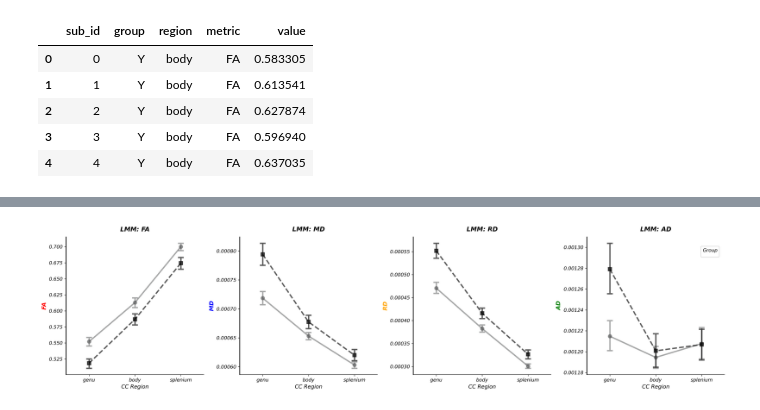
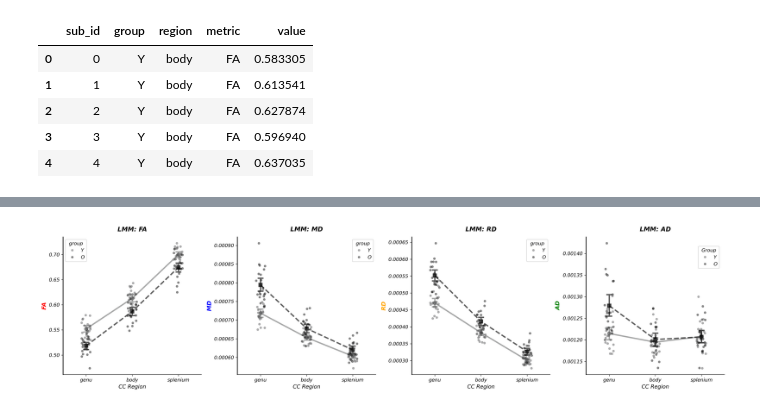
Before and after one commit to DanielaMPinzon/DTI_Aging, a Jupyter notebook: visualization_plots_DTI_BodyCC.ipynb, the cells around one changed output, grey strips where cells are left out. Cells and saved outputs as stored; diff of their text form; code cells hidden in the pictures.

```diff
--- a/visualization_plots_DTI_BodyCC.ipynb
+++ b/visualization_plots_DTI_BodyCC.ipynb
@@ -365,44 +365,37 @@ fig, axes = plt.subplots(1, 4, figsize=(20, 5), dpi=300)
 
 # 2. Use zip to loop through the 4 subplots and 4 metrics simultaneously
 for ax, metric in zip(axes, metrics):
     # Filter data for the specific metric
     df_filtered = df_CC_long[df_CC_long['metric'] == metric]
     current_color = metric_colors[metric]
 
     # Pointplot - passed the specific 'ax' to target the correct subplot
-    sns.pointplot(
-        data=df_filtered,
-        x='region',
-        y='value',
-        hue='group',
-        order=region_order,                       # Force the exact X-axis sequence
-        ax=ax,                                     # Crucial: direct plot to its specific subplot
-        palette=group_colors,
-        markers=['o', 's'],
-        linestyles=['-', '--'],
-        errorbar='ci',
-        capsize=0.1,
-        legend=False                               # Suppress individual legends to keep it clean
+    sns.pointplot(data=df_filtered, x='region', y='value', hue='group', order=region_order, ax=ax,
+        palette=group_colors, markers=['o', 's'],linestyles=['-', '--'],errorbar='ci',capsize=0.1,
+        legend=False                          # Suppress individual legends to keep it clean
     )
+
+    sns.stripplot(data=df_filtered, x='region', y='value', hue='group', order=region_order, ax=ax,
+        palette=group_colors, alpha=0.5, jitter=0.1)
 
     # 3. Customize aesthetics for the individual subplot axis (use ax.set_...)
     ax.set_title(f"LMM: {metric}", fontsize=13, pad=12, weight='bold')
     #ax.set_title(metric, fontsize=12, color=current_color, weight='bold') # Label color
 
     ax.set_xlabel("CC Region", fontsize=11)
     ax.set_ylabel(f"Estimated {metric}", fontsize=11)
     # 2. Apply the metric color to the Y-axis elements
     ax.set_ylabel(metric, fontsize=12, color=current_color, weight='bold') # Label color
     ax.spines['left'].set_linewidth(1.5)                                   # Make the spine pop a bit more
 
 
 # 4. Create a single, unified legend for the whole figure so it's not repeated 4 times
 handles, labels = axes[1].get_legend_handles_labels()
 plt.legend(handles, labels, loc='upper right', bbox_to_anchor=(0.98, 0.95), title='Group')
 
 # Global clean up
 sns.despine()
 plt.tight_layout()
 plt.show()
 # %% [output]
-[figure, old version]
+[figure, new version]
```
Also changed, not shown: 1 other file.
